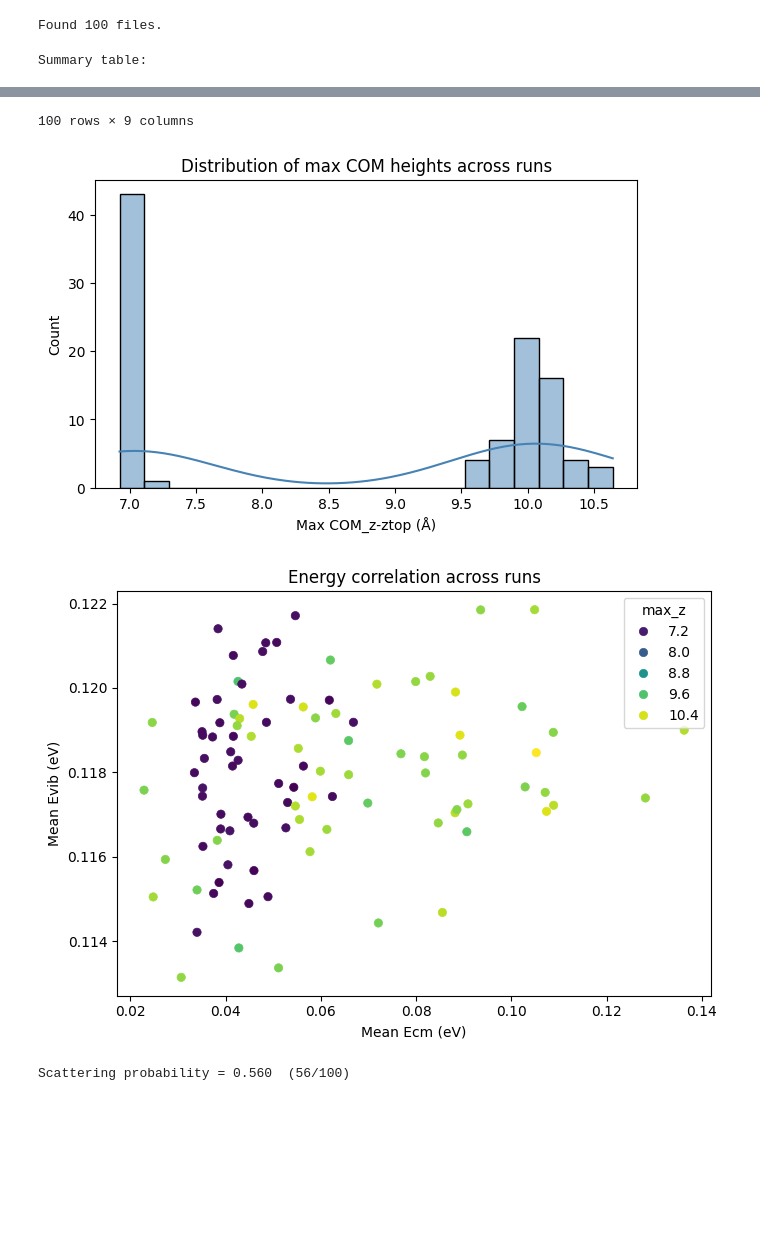
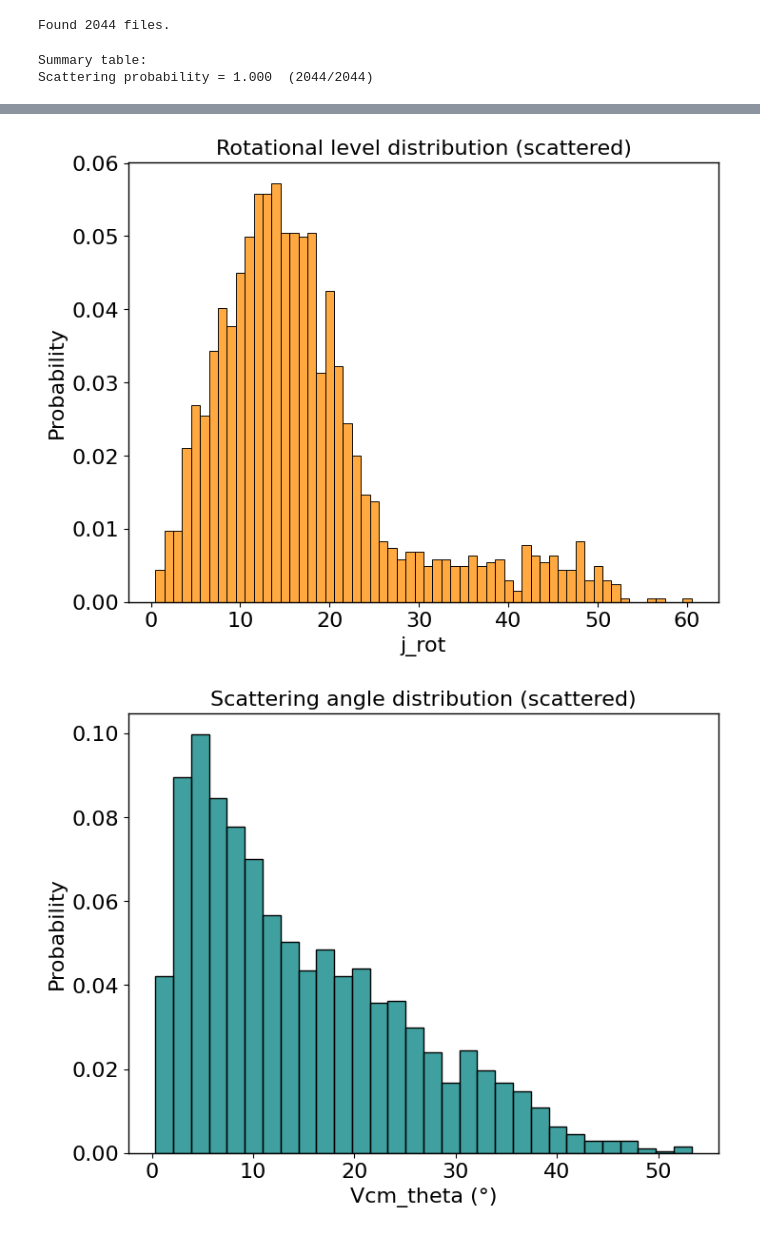
Before and after one commit to SamDFr/MD_analysis_diatom_graphite, a Jupyter notebook: 03_results_global_analysis.ipynb, the cells around one changed output, grey strips where cells are left out. Saved outputs shown, nothing was run; the diff lists cells and outputs as text; code cells hidden in the pictures; blank space fills up the shorter version.

```diff
--- a/03_results_global_analysis.ipynb
+++ b/03_results_global_analysis.ipynb
@@ -46,6 +51,6 @@ mplstyle.use('fast') #The fast style set simplification and chunking parameters
 # %%
 # %% User settings
-base_dir = Path("Normal_300K_01eV_results")   # <── change this
+base_dir = Path("results/Normal_100K_18eV_results")   # <── change this
 scatter_z = 7.0                           # Å threshold for scattering
 roll_window = 25                          # smoothing window (frames)
 
@@ -85,6 +90,13 @@ def summarize(x):
         max=float(np.nanmax(x)),
     )
 
+def _sns_hist(arr, title, xlab, color="slateblue"):
+    arr = [x for x in arr if np.isfinite(x)]
+    if not arr:
+        print(f"No samples for {title}"); return
+    sns.histplot(arr, bins=30, color=color, stat='probability')
+    plt.xlabel(xlab); plt.ylabel("Probability"); plt.title(title)
+    plt.show()
 
 # %% Collect all metric files
 files = sorted(base_dir.glob(pattern))
@@ -92,7 +104,7 @@ print(f"Found {len(files)} files.")
 if not files:
     raise FileNotFoundError(f"No files matching {pattern} in {base_dir}")
 # %% [output]
-Found 100 files.
+Found 2044 files.
 # %%
 # %% Loop over all trajectories + requested distributions (+ COM kinetic energy)
 summaries = []
@@ -173,6 +185,8 @@ for path in tqdm.tqdm(files):
         Kcm_scattered.append(kc); Kcm_all.append(kc)
     else:
         i = len(df) - 1
+        #if "j_rot" in df.columns and pd.notna(df.loc[i, "j_rot"]):
+        #    j_scattered.append(float(df.loc[i, "j_rot"]))
         if "Evib_tot(eV)" in df.columns and pd.notna(df.loc[i, "Evib_tot(eV)"]):
             ev = float(df.loc[i, "Evib_tot(eV)"])
             evib_adsorbed.append(ev); evib_all.append(ev)
@@ -189,22 +203,21 @@ for path in tqdm.tqdm(files):
 # %% Combine all summaries
 summary_df = pd.DataFrame(summaries)
 print("\nSummary table:")
-display(summary_df)
+#display(summary_df)
 
 # %% Seaborn-based global overview plots
-plt.figure(figsize=(7, 4))
-sns.histplot(summary_df["max_z"], bins=20, kde=True, color="steelblue")
-plt.xlabel("Max COM_z-ztop (Å)"); plt.ylabel("Count")
-plt.title("Distribution of max COM heights across runs")
-plt.show()
+# plt.figure(figsize=(7, 4))
+# sns.histplot(summary_df["max_z"], bins=20, kde=False, color="steelblue")
+# plt.xlabel("Max COM_z-ztop (Å)"); plt.ylabel("Count")
+# plt.title("Distribution of max COM heights across runs")
+# plt.show()
 
-plt.figure(figsize=(7, 5))
-sns.scatterplot(data=summary_df, x="mean_Ecm", y="mean_Evib",
-                hue="max_z", palette="viridis", edgecolor=None)
-plt.colorbar = plt.colorbar
-plt.xlabel("Mean Ecm (eV)"); plt.ylabel("Mean Evib (eV)")
-plt.title("Energy correlation across runs")
-plt.tight_layout(); plt.show()
+# sns.scatterplot(data=summary_df, x="mean_Ecm", y="mean_Evib",
+#                 hue="max_z", palette="viridis", edgecolor=None)
+# plt.colorbar = plt.colorbar
+# plt.xlabel("Mean Ecm (eV)"); plt.ylabel("Mean Evib (eV)")
+# plt.title("Energy correlation across runs")
+# plt.tight_layout(); plt.show()
 
 # %% Scattering probability
 p_scat = n_scattered / n_total if n_total else np.nan
@@ -213,10 +226,9 @@ print(f"Scattering probability = {p_scat:.3f}  ({n_scattered}/{n_total})")
 # Rotational level distribution (scattered)
 if j_scattered:
     j_arr = np.asarray(j_scattered, float)
-    plt.figure(figsize=(6,4))
     sns.histplot(j_arr, bins=np.arange(np.floor(j_arr.min())-0.5, np.ceil(j_arr.max())+1.5, 1),
-                 kde=False, color="darkorange")
-    plt.xlabel("j_rot"); plt.ylabel("Count")
+                 kde=False, color="darkorange", stat='probability')
+    plt.xlabel("j_rot"); plt.ylabel("Probability")
     plt.title("Rotational level distribution (scattered)")
     plt.show()
 else:
@@ -225,23 +237,14 @@ else:
 # Scattering angle from Vcm_theta (scattered)
 if theta_scattered:
     th = np.asarray(theta_scattered, float)
-    plt.figure(figsize=(6,4))
-    sns.histplot(th, bins=36, kde=True, color="teal")
-    plt.xlabel("Vcm_theta (°)"); plt.ylabel("Count")
+    sns.histplot(th, bins=30, kde=False, color="teal", stat='probability')
+    plt.xlabel("Vcm_theta (°)"); plt.ylabel("Probability")
     plt.title("Scattering angle distribution (scattered)")
     plt.show()
 else:
     print("No Vcm_theta samples for scattered molecules.")
 
 # Vibrational and COM kinetic energy distributions
-def _sns_hist(arr, title, xlab, color="slateblue"):
-    arr = [x for x in arr if np.isfinite(x)]
-    if not arr:
-        print(f"No samples for {title}"); return
-    plt.figure(figsize=(6,4))
-    sns.histplot(arr, bins=30, kde=True, color=color)
-    plt.xlabel(xlab); plt.ylabel("Count"); plt.title(title)
-    plt.show()
 
 _sns_hist(evib_all,       "Vibrational energy (all trajectories)",       "Evib_tot (eV)", "mediumpurple")
 _sns_hist(evib_scattered, "Vibrational energy (scattered only)",         "Evib_tot (eV)", "darkorange")
@@ -252,3 +255,4 @@ _sns_hist(Kcm_scattered,  "COM kinetic energy (scattered only)",         "E_cm (
 _sns_hist(Kcm_adsorbed,   "COM kinetic energy (adsorbed only)",          "E_cm (eV)", "gray")
 # %% [output]
 Summary table:
+Scattering probability = 1.000  (2044/2044)
@@ -267,4 +259,2 @@ Summary table:
-100 rows × 9 columns
-[figure, old version]
+[figure, new version]
-[figure, old version]
+[figure, new version]
-Scattering probability = 0.560  (56/100)
```
Also changed, not shown: parts of 3 cells of this notebook, 6 other files.
